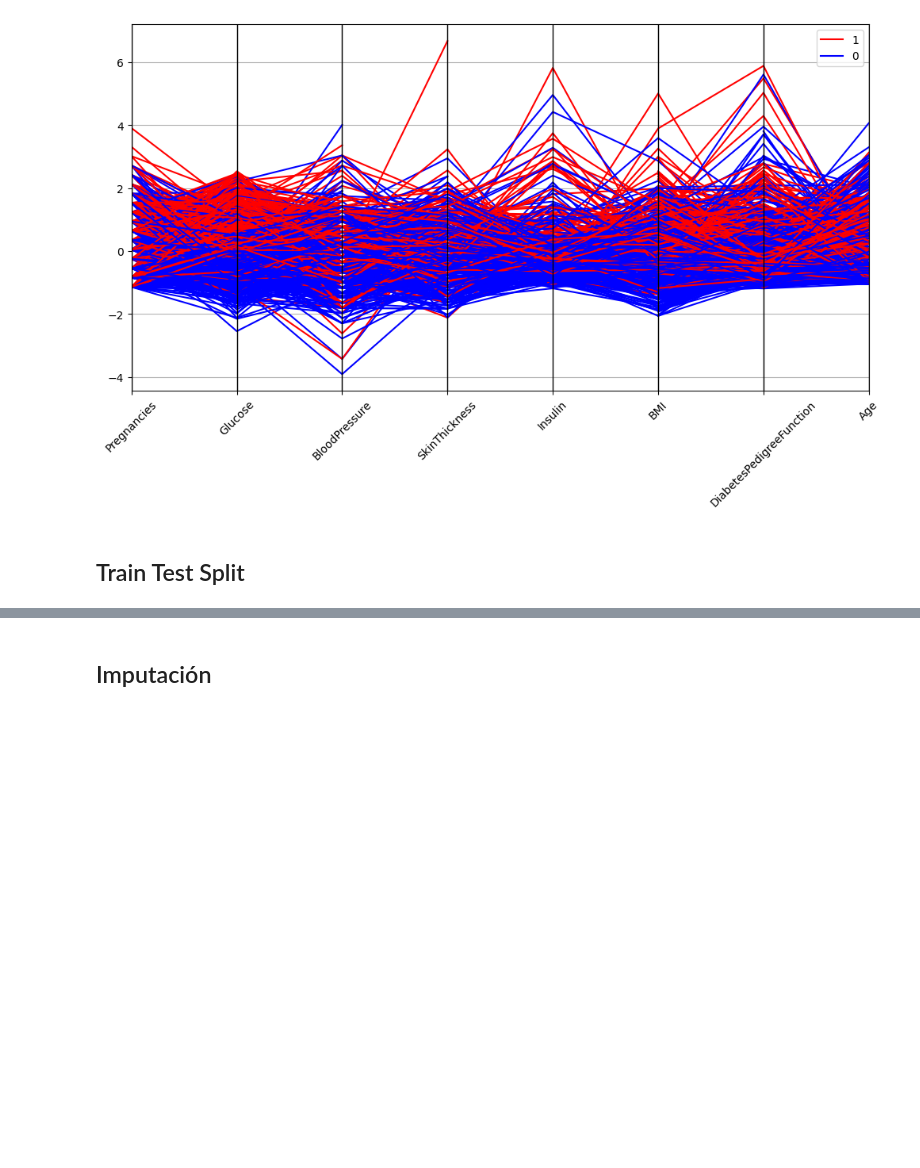
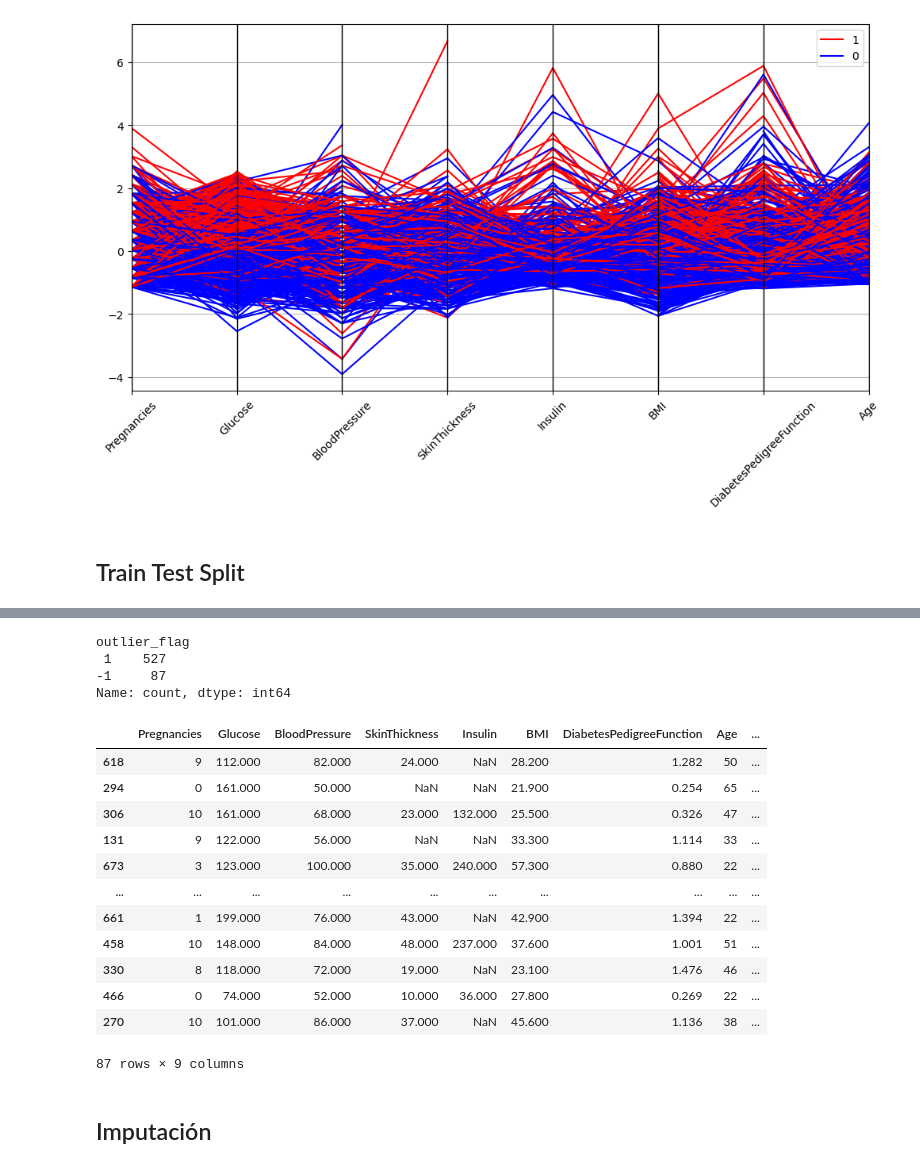
Before and after one commit to 4GeeksAcademy/carlossuesc95-intro-ml, a Jupyter notebook: src/04-decission-tree.ipynb, the cells around one changed output, grey strips where cells are left out. Cells and saved outputs as stored; diff of their text form; code cells hidden in the pictures; blank space fills up the shorter version.

```diff
--- a/src/ 04-decission-tree.ipynb
+++ b/src/04-decission-tree.ipynb
@@ -189,0 +230,3 @@ X_train, X_test, y_train, y_test = train_test_split(X, y, test_size=0.2, random_
+# %%
+pd.set_option('display.float_format', '{:.3f}'.format)
+X_train.describe().T
@@ -190,2 +243,29 @@ X_train, X_test, y_train, y_test = train_test_split(X, y, test_size=0.2, random_
+# %%
+iso = IsolationForest(random_state=123)
+df_num = X_train.copy()
+df_num['outlier_flag'] = iso.fit_predict(X_train)
+df_num['outlier_flag'].value_counts()
+# %% [output]
+outlier_flag
+ 1    527
+-1     87
+Name: count, dtype: int64
+# %%
+outliers = df_num[df_num["outlier_flag"] == -1]
+outliers
+# %% [output]
+|  | Pregnancies | Glucose | BloodPressure | SkinThickness | Insulin | BMI | DiabetesPedigreeFunction | Age | ... |
+| 618 | 9 | 112.000 | 82.000 | 24.000 | NaN | 28.200 | 1.282 | 50 | ... |
+| 294 | 0 | 161.000 | 50.000 | NaN | NaN | 21.900 | 0.254 | 65 | ... |
+| 306 | 10 | 161.000 | 68.000 | 23.000 | 132.000 | 25.500 | 0.326 | 47 | ... |
+| 131 | 9 | 122.000 | 56.000 | NaN | NaN | 33.300 | 1.114 | 33 | ... |
+| 673 | 3 | 123.000 | 100.000 | 35.000 | 240.000 | 57.300 | 0.880 | 22 | ... |
+| ... | ... | ... | ... | ... | ... | ... | ... | ... | ... |
+| 661 | 1 | 199.000 | 76.000 | 43.000 | NaN | 42.900 | 1.394 | 22 | ... |
+| 458 | 10 | 148.000 | 84.000 | 48.000 | 237.000 | 37.600 | 1.001 | 51 | ... |
+| 330 | 8 | 118.000 | 72.000 | 19.000 | NaN | 23.100 | 1.476 | 46 | ... |
+| 466 | 0 | 74.000 | 52.000 | 10.000 | 36.000 | 27.800 | 0.269 | 22 | ... |
+| 270 | 10 | 101.000 | 86.000 | 37.000 | NaN | 45.600 | 1.136 | 38 | ... |
+87 rows × 9 columns
 # %% [markdown]
 ## Imputación
```
Also changed, not shown: parts of 61 cells of this notebook, 2 other files.
